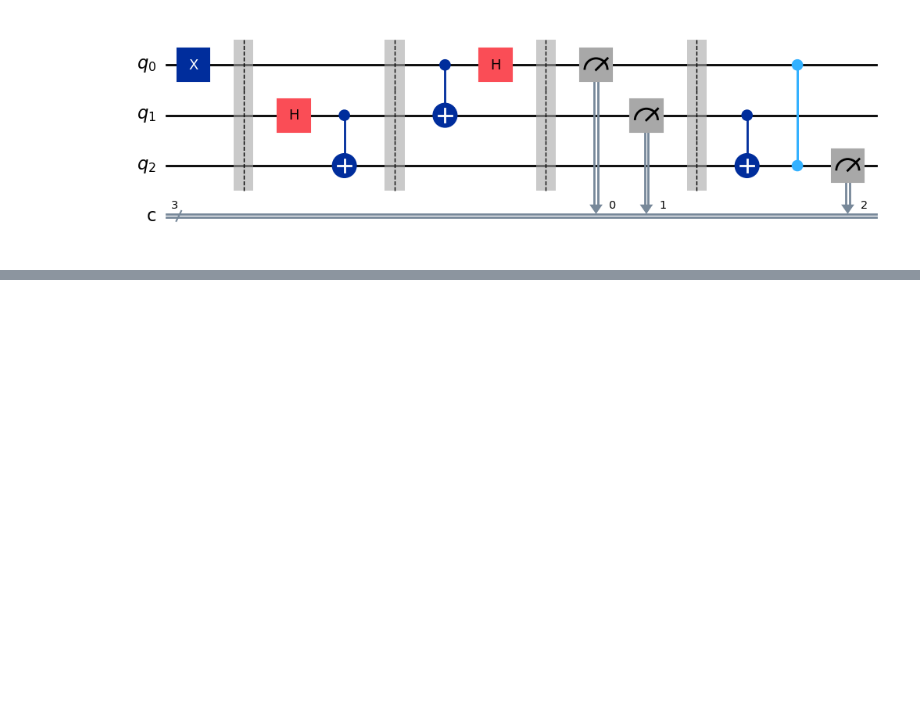
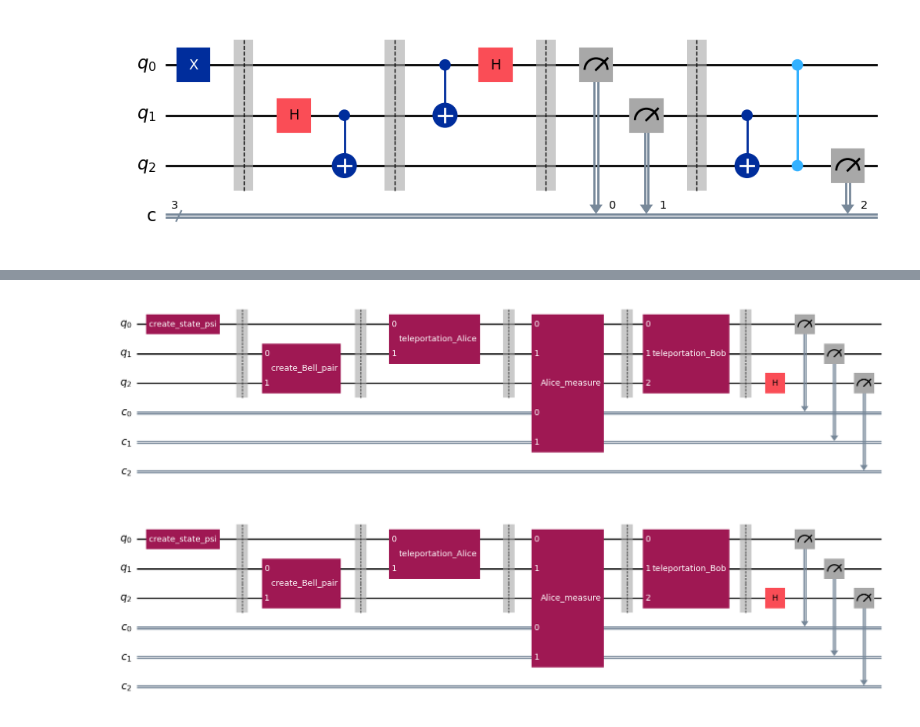
Before and after one commit to QuantumDdomain/Qc_circuit, a Jupyter notebook: quantum_teleportation.ipynb, the cells around one changed output, grey strips where cells are left out. Drawn from its saved outputs; the diff is of its cells as text; code cells hidden in the pictures; blank space fills up the shorter version.

```diff
--- a/quantum_teleportation.ipynb
+++ b/quantum_teleportation.ipynb
@@ -112,0 +116,60 @@ c: 3/═════════════════════════
+# %%
+def create_state_psi(theta):
+    # Create a state along the x axis on the x-y plane and then rotate it by angle theta around the z-axis
+    # theta = 0 => state is exactly along x
+    # theta = pi/2 => state is exactly along y
+    create_circuit = QuantumCircuit(1, name='create_state_psi')
+    create_circuit.h(0)
+    create_circuit.rz(theta, 0)
+    return create_circuit
+
+def create_Bell_pair():
+    create_Bell_circuit = QuantumCircuit(2, name='create_Bell_pair')
+    create_Bell_circuit.h(0)
+    create_Bell_circuit.cx(0,1)
+    return create_Bell_circuit
+
+def teleportation_Alice():
+    teleportation_Alice_circuit = QuantumCircuit(2, name='teleportation_Alice')
+    teleportation_Alice_circuit.cx(0,1)
+    teleportation_Alice_circuit.h(0)
+    return teleportation_Alice_circuit
+
+def Alice_measure():
+    Alice_measure_circuit = QuantumCircuit(2, 2, name='Alice_measure')
+    Alice_measure_circuit.measure([0,1], [0,1])
+    return Alice_measure_circuit
+
+def teleportation_Bob():
+    teleportation_Bob_circuit = QuantumCircuit(3, name='teleportation_Bob')
+    teleportation_Bob_circuit.cx(1,2)
+    teleportation_Bob_circuit.cz(0,2)
+    return teleportation_Bob_circuit
+
+def build_circuit(theta):
+    circuit = QuantumCircuit(3, 3)
+    # Step 0: create the state to teleport
+    circuit.append(create_state_psi(theta).to_instruction(), [0])
+    circuit.barrier()
+    # Step 1: create the Bell pair between Alice and Bob's qubits
+    circuit.append(create_Bell_pair().to_instruction(), [1,2])
+    circuit.barrier()
+    # Step 2: Alice applies a series of operations
+    circuit.append(teleportation_Alice().to_instruction(), [0,1])
+    circuit.barrier()
+    # Step 3: Alice measures her two qubits
+    circuit.append(Alice_measure().to_instruction(), [0,1], [0,1])
+    circuit.barrier()
+    # Step 4: Bob applies operations to his qubit depending on Alice's measurement outcomes
+    circuit.append(teleportation_Bob().to_instruction(), [0,1,2])
+    circuit.barrier()
+    # Step 5: Done. Now measure Bob's qubit to be sure that teleportation was successful
+    circuit.h(2) # note that the Hadamard gate here ensures that we measure in the Hadamard basis instead of z basis
+    circuit.measure([0,1,2], [0,1,2])
+    return circuit
+
+circuit = build_circuit(0.01)
+circuit.draw(output='mpl')
+# %% [output]
+[figure, added]
+[figure, added]
```
Also changed, not shown: parts of 5 cells of this notebook, 2 other files.
